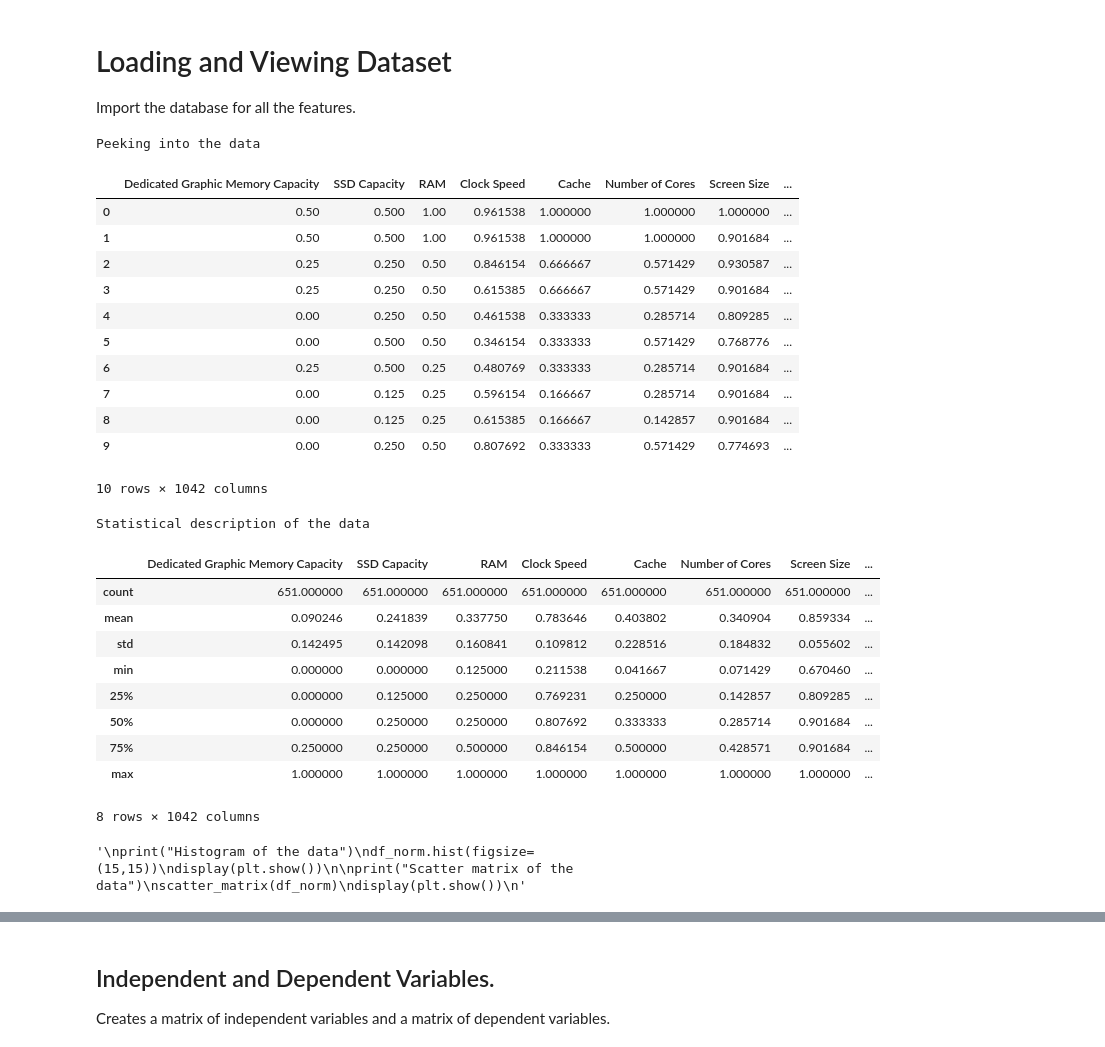
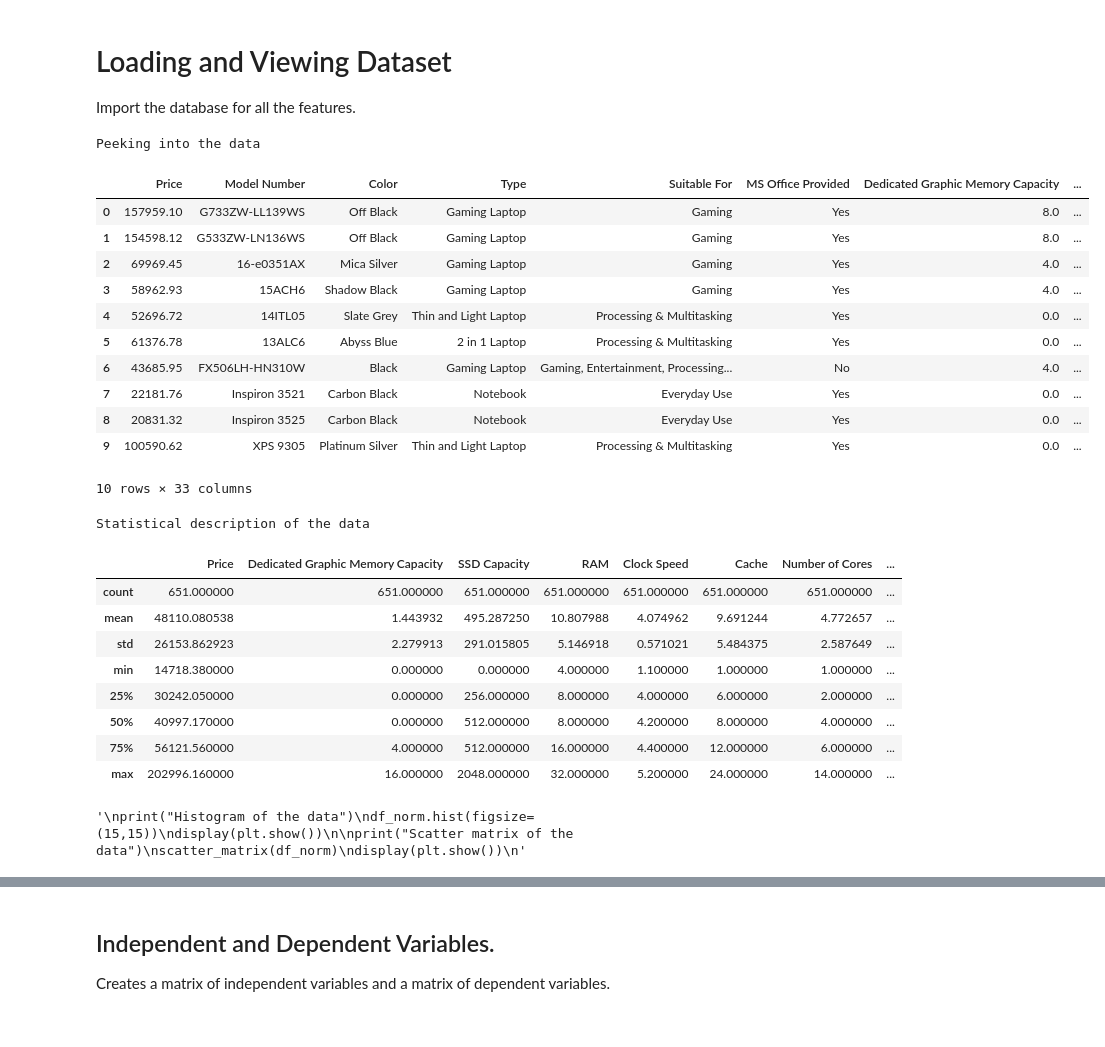
Before and after one commit to RenzVillegas24/JupyterML, a Jupyter notebook: 24.01.10_Activity_1/Group 11_Optimized.ipynb, the cells around one changed output, grey strips where cells are left out. Drawn from its saved outputs; the diff is of its cells as text; code cells hidden in the pictures.

```diff
--- a/24.01.10_Activity_1/Group 11_Optimized.ipynb
+++ b/24.01.10_Activity_1/Group 11_Optimized.ipynb
@@ -55,48 +55,47 @@ models
 Import the database for all the features.
 # %%
 # read the data
-df_norm = pd.read_csv('Group 11_CompleteDataset.csv')
+df_norm = pd.read_csv('ECEN E3_Group 11_MP1 Part1_DW and EDA.csv')
 
 print("Peeking into the data")
 display(df_norm.head(10))
 
 print("Statistical description of the data")
 display(df_norm.describe())
 
 '''
 print("Histogram of the data")
 df_norm.hist(figsize=(15,15))
 display(plt.show())
 
 print("Scatter matrix of the data")
 scatter_matrix(df_norm)
 display(plt.show())
 '''
 
 #
 # %% [output]
 Peeking into the data
-|  | Dedicated Graphic Memory Capacity | SSD Capacity | RAM | Clock Speed | Cache | Number of Cores | Screen Size | ... |
-| 0 | 0.50 | 0.500 | 1.00 | 0.961538 | 1.000000 | 1.000000 | 1.000000 | ... |
-| 1 | 0.50 | 0.500 | 1.00 | 0.961538 | 1.000000 | 1.000000 | 0.901684 | ... |
-| 2 | 0.25 | 0.250 | 0.50 | 0.846154 | 0.666667 | 0.571429 | 0.930587 | ... |
-| 3 | 0.25 | 0.250 | 0.50 | 0.615385 | 0.666667 | 0.571429 | 0.901684 | ... |
-| 4 | 0.00 | 0.250 | 0.50 | 0.461538 | 0.333333 | 0.285714 | 0.809285 | ... |
-| 5 | 0.00 | 0.500 | 0.50 | 0.346154 | 0.333333 | 0.571429 | 0.768776 | ... |
-| 6 | 0.25 | 0.500 | 0.25 | 0.480769 | 0.333333 | 0.285714 | 0.901684 | ... |
-| 7 | 0.00 | 0.125 | 0.25 | 0.596154 | 0.166667 | 0.285714 | 0.901684 | ... |
-| 8 | 0.00 | 0.125 | 0.25 | 0.615385 | 0.166667 | 0.142857 | 0.901684 | ... |
-| 9 | 0.00 | 0.250 | 0.50 | 0.807692 | 0.333333 | 0.571429 | 0.774693 | ... |
+|  | Price | Model Number | Color | Type | Suitable For | MS Office Provided | Dedicated Graphic Memory Capacity | ... |
+| 0 | 157959.10 | G733ZW-LL139WS | Off Black | Gaming Laptop | Gaming | Yes | 8.0 | ... |
+| 1 | 154598.12 | G533ZW-LN136WS | Off Black | Gaming Laptop | Gaming | Yes | 8.0 | ... |
+| 2 | 69969.45 | 16-e0351AX | Mica Silver | Gaming Laptop | Gaming | Yes | 4.0 | ... |
+| 3 | 58962.93 | 15ACH6 | Shadow Black | Gaming Laptop | Gaming | Yes | 4.0 | ... |
+| 4 | 52696.72 | 14ITL05 | Slate Grey | Thin and Light Laptop | Processing & Multitasking | Yes | 0.0 | ... |
+| 5 | 61376.78 | 13ALC6 | Abyss Blue | 2 in 1 Laptop | Processing & Multitasking | Yes | 0.0 | ... |
+| 6 | 43685.95 | FX506LH-HN310W | Black | Gaming Laptop | Gaming, Entertainment, Processing... | No | 4.0 | ... |
+| 7 | 22181.76 | Inspiron 3521 | Carbon Black | Notebook | Everyday Use | Yes | 0.0 | ... |
+| 8 | 20831.32 | Inspiron 3525 | Carbon Black | Notebook | Everyday Use | Yes | 0.0 | ... |
+| 9 | 100590.62 | XPS 9305 | Platinum Silver | Thin and Light Laptop | Processing & Multitasking | Yes | 0.0 | ... |
-10 rows × 1042 columns
+10 rows × 33 columns
 Statistical description of the data
-|  | Dedicated Graphic Memory Capacity | SSD Capacity | RAM | Clock Speed | Cache | Number of Cores | Screen Size | ... |
+|  | Price | Dedicated Graphic Memory Capacity | SSD Capacity | RAM | Clock Speed | Cache | Number of Cores | ... |
 | count | 651.000000 | 651.000000 | 651.000000 | 651.000000 | 651.000000 | 651.000000 | 651.000000 | ... |
-| mean | 0.090246 | 0.241839 | 0.337750 | 0.783646 | 0.403802 | 0.340904 | 0.859334 | ... |
-| std | 0.142495 | 0.142098 | 0.160841 | 0.109812 | 0.228516 | 0.184832 | 0.055602 | ... |
-| min | 0.000000 | 0.000000 | 0.125000 | 0.211538 | 0.041667 | 0.071429 | 0.670460 | ... |
-| 25% | 0.000000 | 0.125000 | 0.250000 | 0.769231 | 0.250000 | 0.142857 | 0.809285 | ... |
-| 50% | 0.000000 | 0.250000 | 0.250000 | 0.807692 | 0.333333 | 0.285714 | 0.901684 | ... |
-| 75% | 0.250000 | 0.250000 | 0.500000 | 0.846154 | 0.500000 | 0.428571 | 0.901684 | ... |
-| max | 1.000000 | 1.000000 | 1.000000 | 1.000000 | 1.000000 | 1.000000 | 1.000000 | ... |
+| mean | 48110.080538 | 1.443932 | 495.287250 | 10.807988 | 4.074962 | 9.691244 | 4.772657 | ... |
+| std | 26153.862923 | 2.279913 | 291.015805 | 5.146918 | 0.571021 | 5.484375 | 2.587649 | ... |
+| min | 14718.380000 | 0.000000 | 0.000000 | 4.000000 | 1.100000 | 1.000000 | 1.000000 | ... |
+| 25% | 30242.050000 | 0.000000 | 256.000000 | 8.000000 | 4.000000 | 6.000000 | 2.000000 | ... |
+| 50% | 40997.170000 | 0.000000 | 512.000000 | 8.000000 | 4.200000 | 8.000000 | 4.000000 | ... |
+| 75% | 56121.560000 | 4.000000 | 512.000000 | 16.000000 | 4.400000 | 12.000000 | 6.000000 | ... |
+| max | 202996.160000 | 16.000000 | 2048.000000 | 32.000000 | 5.200000 | 24.000000 | 14.000000 | ... |
-8 rows × 1042 columns
+'\nprint("Histogram of the data")\ndf_norm.hist(figsize=(15,15))\ndisplay(plt.show())\n\nprint("Scatter matrix of the data")\nscatter_matrix(df_norm)\ndisplay(plt.show())\n'
-'\nprint("Histogram of the data")\ndf_norm.hist(figsize=(15,15))\ndisplay(plt.show())\n\nprint("Scatter matrix of the data")\nscatter_matrix(df_norm)\ndisplay(plt.show())\n'
```
Also changed, not shown: parts of 4 cells of this notebook, 6 other files.
